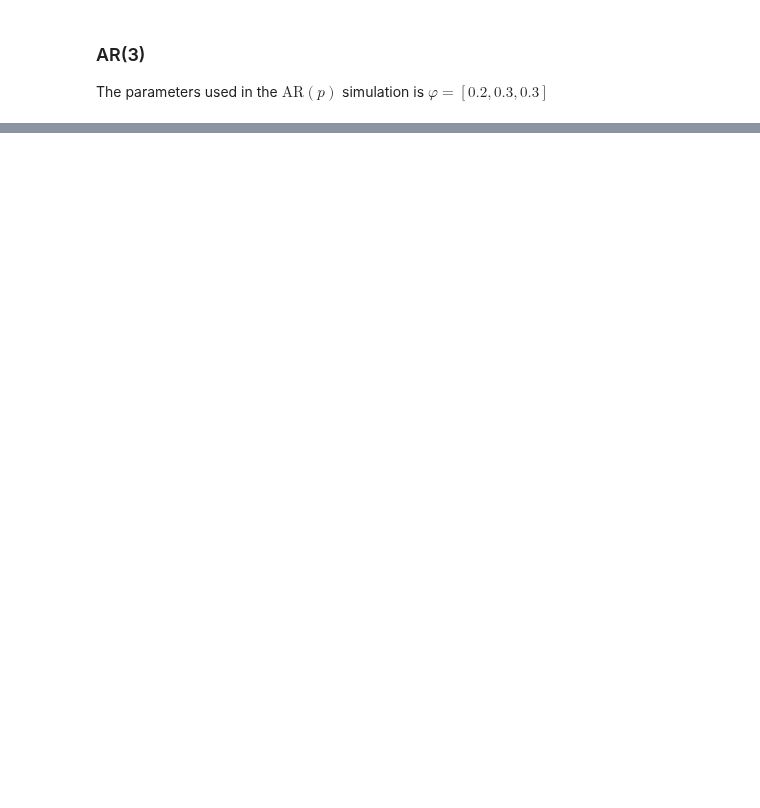
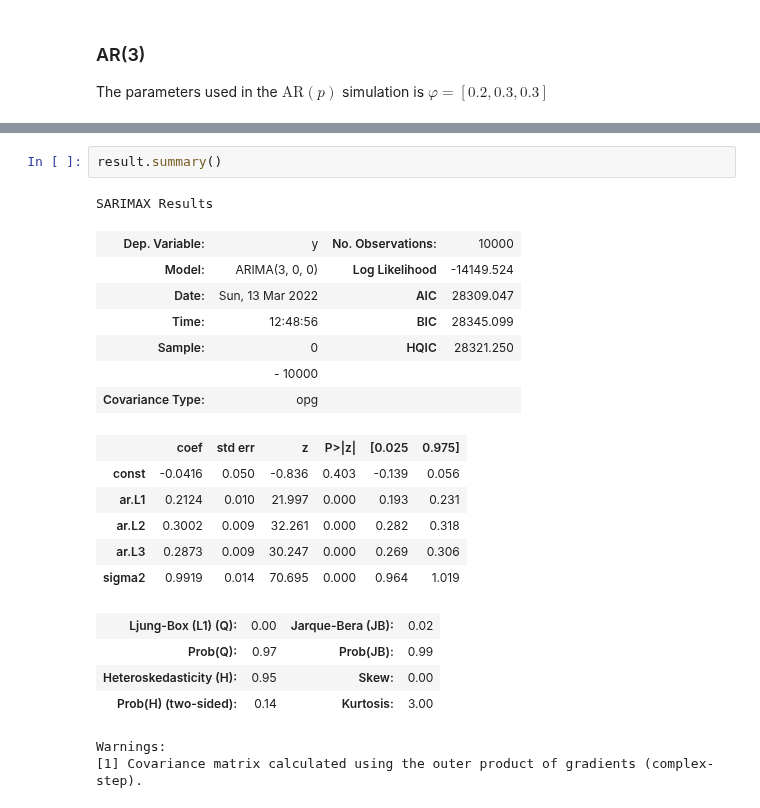
Before and after one commit to glyfish/alef, a Jupyter notebook: notebooks/random_processes/arq_parameter_estimation.ipynb, the cells around one changed output, grey strips where cells are left out. Cells and saved outputs as stored; diff of their text form; blank space fills up the shorter version.

```diff
--- a/notebooks/random_processes/arq_parameter_estimation.ipynb
+++ b/notebooks/random_processes/arq_parameter_estimation.ipynb
@@ -243,0 +287,23 @@ result.polynomial_ar, result.bse
+# %%
+result.summary()
+# %% [output]
+SARIMAX Results
+| Dep. Variable: | y | No. Observations: | 10000 |
+| Model: | ARIMA(3, 0, 0) | Log Likelihood | -14149.524 |
+| Date: | Sun, 13 Mar 2022 | AIC | 28309.047 |
+| Time: | 12:48:56 | BIC | 28345.099 |
+| Sample: | 0 | HQIC | 28321.250 |
+|  | - 10000 |  |  |
+| Covariance Type: | opg |  |  |
+|  | coef | std err | z | P>|z| | [0.025 | 0.975] |
+| const | -0.0416 | 0.050 | -0.836 | 0.403 | -0.139 | 0.056 |
+| ar.L1 | 0.2124 | 0.010 | 21.997 | 0.000 | 0.193 | 0.231 |
+| ar.L2 | 0.3002 | 0.009 | 32.261 | 0.000 | 0.282 | 0.318 |
+| ar.L3 | 0.2873 | 0.009 | 30.247 | 0.000 | 0.269 | 0.306 |
+| sigma2 | 0.9919 | 0.014 | 70.695 | 0.000 | 0.964 | 1.019 |
+| Ljung-Box (L1) (Q): | 0.00 | Jarque-Bera (JB): | 0.02 |
+| Prob(Q): | 0.97 | Prob(JB): | 0.99 |
+| Heteroskedasticity (H): | 0.95 | Skew: | 0.00 |
+| Prob(H) (two-sided): | 0.14 | Kurtosis: | 3.00 |
+Warnings:
+[1] Covariance matrix calculated using the outer product of gradients (complex-step).
```
Also changed, not shown: parts of 9 cells of this notebook, 3 other files.
